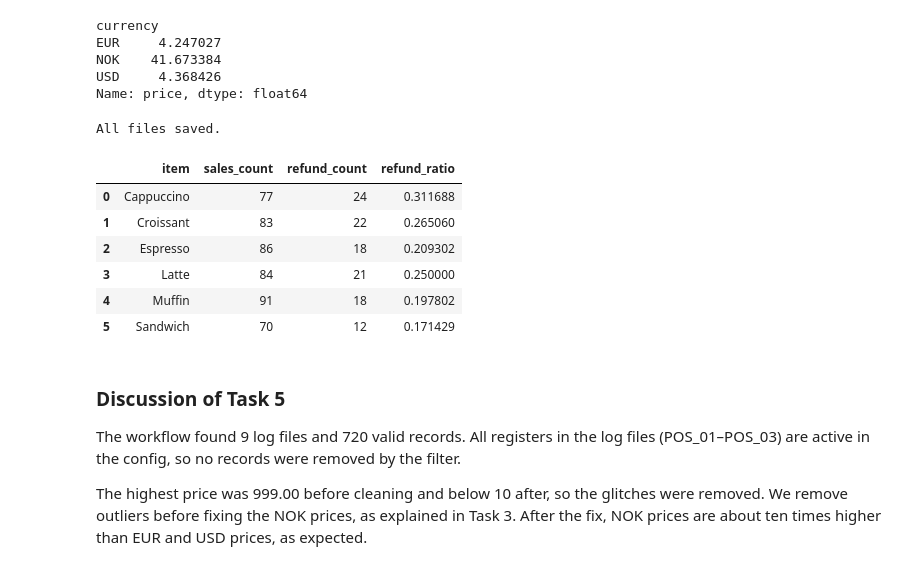
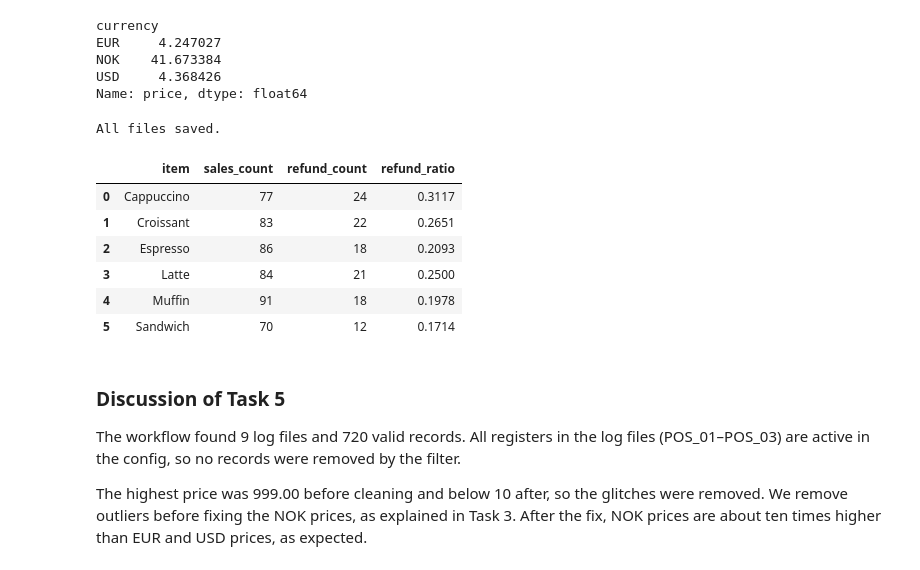
Before and after one commit to Sivert6/inf201-h26-deliverable-2, a Jupyter notebook: deliverable_2.ipynb, the cells around one changed output. Cells and saved outputs as stored; diff of their text form; code cells hidden in the pictures.

Commit message:
Vectorise NOK correction and round output values

```diff
--- a/deliverable_2.ipynb
+++ b/deliverable_2.ipynb
@@ -413,13 +413,9 @@ print("Highest price before cleaning:", df["price"].max())
 df["price"] = remove_price_outliers(df["price"])
 print("Highest price after cleaning:", df["price"].max())
 
-new_prices = []
-for price, currency in zip(df["price"], df["currency"]):
-    if currency == "NOK":
-        new_prices.append(price * 10)
-    else:
-        new_prices.append(price)
-df["price"] = new_prices
+is_nok = df["currency"] == "NOK"
+df.loc[is_nok, "price"] = df.loc[is_nok, "price"] * 10
+df["price"] = df["price"].round(2)
 
 df.groupby("currency")["price"].mean()
 # %% [output]
@@ -432,25 +428,29 @@ USD     4.368426
 Name: price, dtype: float64
 # %%
 hourly = hourly_revenue(df)
-pivot = status_pivot_table(df)
+hourly["price"] = hourly["price"].round(2)
+
+pivot = status_pivot_table(df).round(2)
+
 refund_ratios = refund_ratio_per_item(df)
+refund_ratios["refund_ratio"] = refund_ratios["refund_ratio"].round(4)
 
 df.to_csv("cleaned_transactions.csv")
 hourly.to_json("hourly_revenue.json", orient="records", date_format="iso")
 pivot.to_csv("status_pivot_table.csv")
 refund_ratios.to_csv("item_refund_ratios.csv", index=False)
 
 print("All files saved.")
 refund_ratios
 # %% [output]
 All files saved.
 |  | item | sales_count | refund_count | refund_ratio |
-| 0 | Cappuccino | 77 | 24 | 0.311688 |
-| 1 | Croissant | 83 | 22 | 0.265060 |
-| 2 | Espresso | 86 | 18 | 0.209302 |
-| 3 | Latte | 84 | 21 | 0.250000 |
-| 4 | Muffin | 91 | 18 | 0.197802 |
-| 5 | Sandwich | 70 | 12 | 0.171429 |
+| 0 | Cappuccino | 77 | 24 | 0.3117 |
+| 1 | Croissant | 83 | 22 | 0.2651 |
+| 2 | Espresso | 86 | 18 | 0.2093 |
+| 3 | Latte | 84 | 21 | 0.2500 |
+| 4 | Muffin | 91 | 18 | 0.1978 |
+| 5 | Sandwich | 70 | 12 | 0.1714 |
 # %% [markdown]
 ### Discussion of Task 5
 
```
Also changed, not shown: parts of 2 cells of this notebook, 3 other files.
